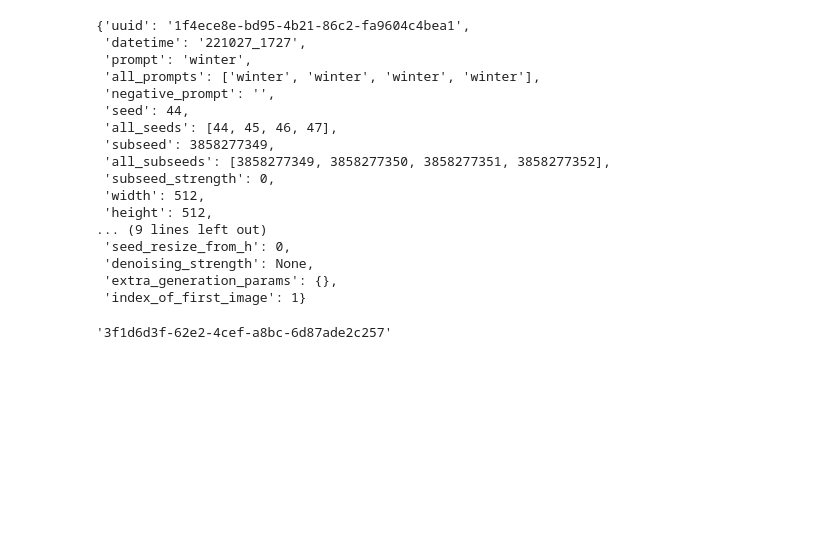
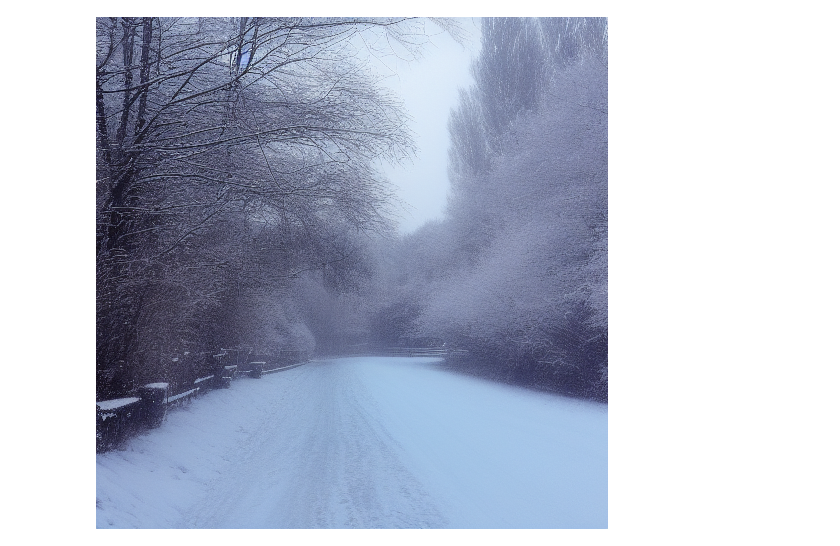
Before and after one commit to spiner321/ImEzy, a Jupyter notebook: api_test.ipynb, the cells around one changed output. Drawn from its saved outputs; the diff is of its cells as text; code cells hidden in the pictures; blank space fills up the shorter version.

```diff
--- a/api_test.ipynb
+++ b/api_test.ipynb
@@ -1,45 +1,31 @@
 # %%
 import json
 import requests
+import io
+import base64
 from PIL import Image
 
-url = 'http://0.0.0.0:0000/txt2img_api/'
+url = 'http://133.186.213.110:8506/txt2img_api/'
 
 data = {'prompt': 'winter',
         'negative_prompt': '',
         'seed': 44,
         'height': 512,
         'width': 512}
 
 res = requests.post(url, json=data)
 res_js = res.json()
 
 # # data_js = json.dumps(data)
 # # res = requests.post(url, data=data_js)
 # # res_js = json.loads(res.text)
 
-# Image.frombytes(mode='RGB', size=(512, 512), data=res_js['image_bytes'].encode('ascii'))
+def bytes2img(bytes):
+    image_bytes = base64.b64decode(bytes)
+    img = io.BytesIO(image_bytes)
+
+    return Image.open(img)
+
+bytes2img(res_js['image_bytes'][0])
+# %% [output]
+[figure, added]
-# %%
-res_js
-# %% [output]
-{'uuid': '1f4ece8e-bd95-4b21-86c2-fa9604c4bea1',
- 'datetime': '221027_1727',
- 'prompt': 'winter',
- 'all_prompts': ['winter', 'winter', 'winter', 'winter'],
- 'negative_prompt': '',
- 'seed': 44,
- 'all_seeds': [44, 45, 46, 47],
- 'subseed': 3858277349,
- 'all_subseeds': [3858277349, 3858277350, 3858277351, 3858277352],
- 'subseed_strength': 0,
- 'width': 512,
- 'height': 512,
-... (9 lines left out)
- 'seed_resize_from_h': 0,
- 'denoising_strength': None,
- 'extra_generation_params': {},
- 'index_of_first_image': 1}
-# %%
-test[0]['id']
-# %% [output]
-'3f1d6d3f-62e2-4cef-a8bc-6d87ade2c257'
```
Also changed, not shown: parts of 6 cells of this notebook, 5 other files.
